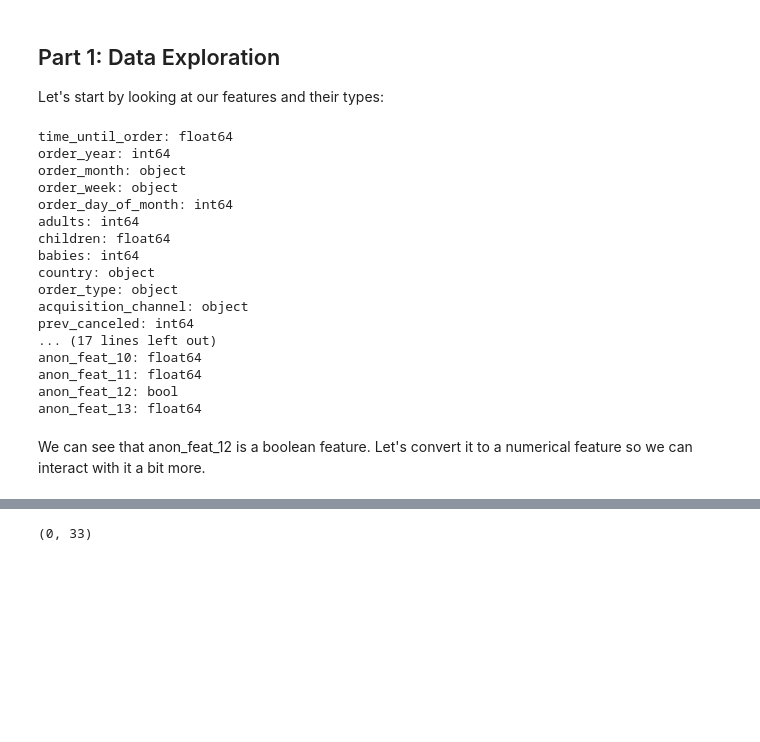
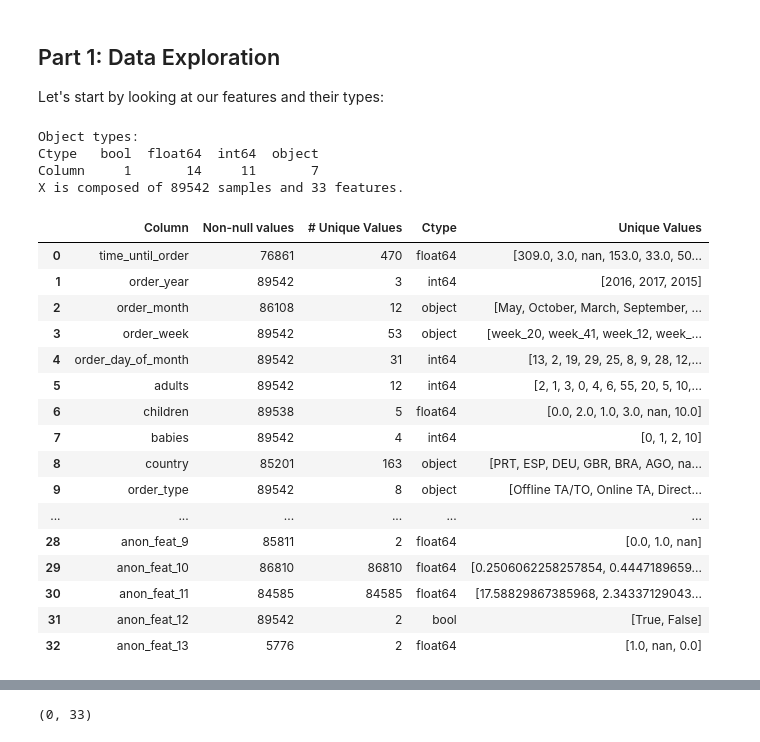
Before and after one commit to ofekinger/ML_Final_Project, a Jupyter notebook: submission.ipynb, the cells around one changed output, grey strips where cells are left out. Drawn from its saved outputs; the diff is of its cells as text; code cells hidden in the pictures; blank space fills up the shorter version.

```diff
--- a/submission.ipynb
+++ b/submission.ipynb
@@ -43,26 +46,39 @@ X_test = pd.read_csv("feature_data_test.csv", index_col=0)
 # %% [markdown]
 ## Part 1: Data Exploration
 Let's start by looking at our features and their types:
-# %%
-print("\n".join([f"{col}: {X[col].dtype}" for col in X.columns]))
-# %% [output]
-time_until_order: float64
-order_year: int64
-order_month: object
-order_week: object
-order_day_of_month: int64
-adults: int64
-children: float64
-babies: int64
-country: object
-order_type: object
-acquisition_channel: object
-prev_canceled: int64
-... (17 lines left out)
-anon_feat_10: float64
-anon_feat_11: float64
-anon_feat_12: bool
-anon_feat_13: float64
-# %% [markdown]
-We can see that anon_feat_12 is a boolean feature.
-Let's convert it to a numerical feature so we can interact with it a bit more. <br/>
+# %%
+columns = []
+for col in X.columns:
+    non_null  = len(X) - np.sum(pd.isna(X[col]))
+    n_unique = X[col].nunique()
+    col_type = str(X[col].dtype)
+    unique_values = X[col].unique()
+
+    columns.append([col, non_null, n_unique, col_type, unique_values])
+
+columns = pd.DataFrame(columns, columns=['Column','Non-null values', '# Unique Values', 'Ctype','Unique Values'])
+print(f"Object types:\n{columns.groupby('Ctype').agg('count').T[0:1]}")
+print(f"X is composed of {X.shape[0]} samples and {X.shape[1]} features.")
+columns
+# %% [output]
+Object types:
+Ctype   bool  float64  int64  object
+Column     1       14     11       7
+X is composed of 89542 samples and 33 features.
+|  | Column | Non-null values | # Unique Values | Ctype | Unique Values |
+| 0 | time_until_order | 76861 | 470 | float64 | [309.0, 3.0, nan, 153.0, 33.0, 50... |
+| 1 | order_year | 89542 | 3 | int64 | [2016, 2017, 2015] |
+| 2 | order_month | 86108 | 12 | object | [May, October, March, September, ... |
+| 3 | order_week | 89542 | 53 | object | [week_20, week_41, week_12, week_... |
+| 4 | order_day_of_month | 89542 | 31 | int64 | [13, 2, 19, 29, 25, 8, 9, 28, 12,... |
+| 5 | adults | 89542 | 12 | int64 | [2, 1, 3, 0, 4, 6, 55, 20, 5, 10,... |
+| 6 | children | 89538 | 5 | float64 | [0.0, 2.0, 1.0, 3.0, nan, 10.0] |
+| 7 | babies | 89542 | 4 | int64 | [0, 1, 2, 10] |
+| 8 | country | 85201 | 163 | object | [PRT, ESP, DEU, GBR, BRA, AGO, na... |
+| 9 | order_type | 89542 | 8 | object | [Offline TA/TO, Online TA, Direct... |
+| ... | ... | ... | ... | ... | ... |
+| 28 | anon_feat_9 | 85811 | 2 | float64 | [0.0, 1.0, nan] |
+| 29 | anon_feat_10 | 86810 | 86810 | float64 | [0.2506062258257854, 0.4447189659... |
+| 30 | anon_feat_11 | 84585 | 84585 | float64 | [17.58829867385968, 2.34337129043... |
+| 31 | anon_feat_12 | 89542 | 2 | bool | [True, False] |
+| 32 | anon_feat_13 | 5776 | 2 | float64 | [1.0, nan, 0.0] |
```
Also changed, not shown: parts of 29 cells of this notebook.
